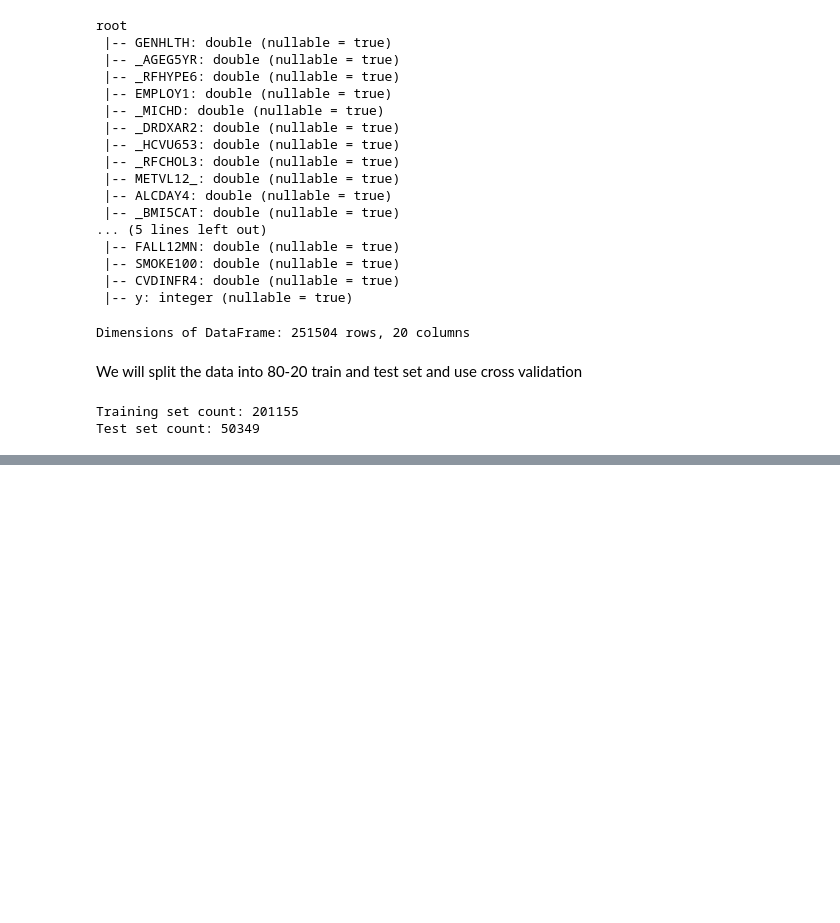
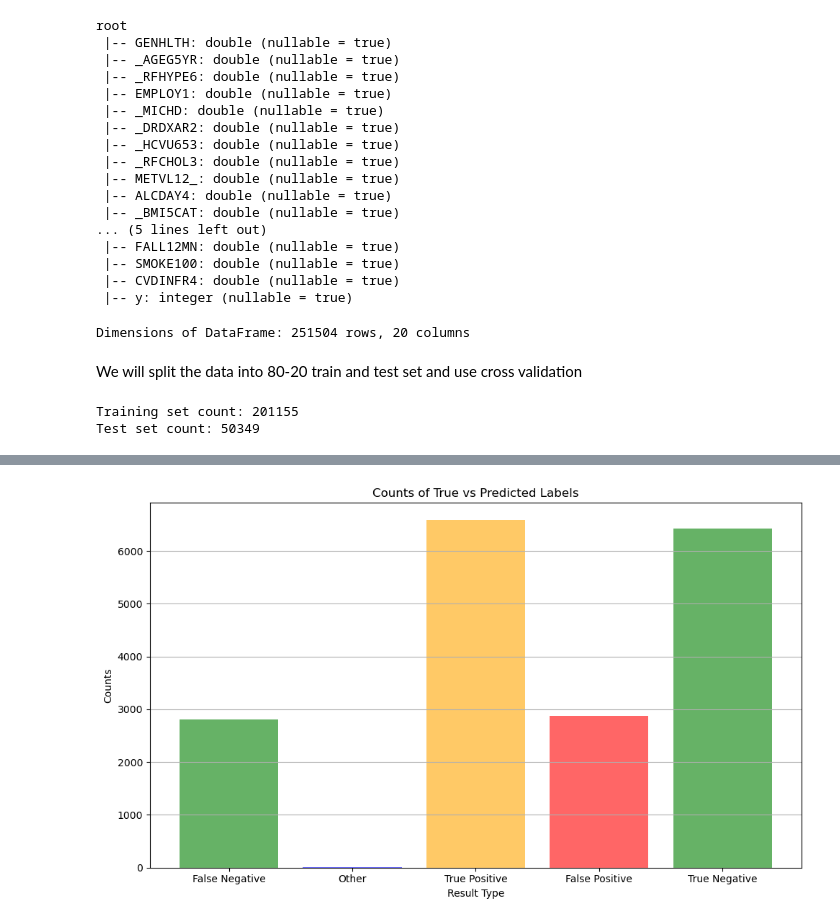
Before and after one commit to xyzL2/COMP4631, a Jupyter notebook: linear_regression.ipynb, the cells around one changed output, grey strips where cells are left out. Saved outputs shown, nothing was run; the diff lists cells and outputs as text; code cells hidden in the pictures; blank space fills up the shorter version.

```diff
--- a/linear_regression.ipynb
+++ b/linear_regression.ipynb
@@ -160,0 +277,5 @@ Best Elastic Net Parameter: 0.0
+# %%
+from pyspark.sql.functions import col
+
+df_y_1 = df.filter(col("y") == 1)
+df_y_0 = df.filter(col("y") == 0)
@@ -160,0 +323,6 @@ Best Elastic Net Parameter: 0.0
+# %%
+df_filled = df.fillna(0)
+train_df, test_df = new_df.randomSplit([0.8, 0.2], seed=1)
+# Show the counts of each split
+print(f"Training set count: {train_df.count()}")
+print(f"Test set count: {test_df.count()}")
@@ -160,0 +412,52 @@ Best Elastic Net Parameter: 0.0
+# %%
+from pyspark.sql.functions import round, when
+import matplotlib.pyplot as plt
+
+test_predictions = test_predictions.withColumn(
+    "pred_class", round(test_predictions["prediction"])
+)
+
+# Create a new column for classification results
+results_table = test_predictions.select("y", "pred_class")
+
+# Categorize results into True Positive, True Negative, False Positive, False Negative
+results_summary = results_table.groupBy(
+    when(
+        (results_table["y"] == 1) & (results_table["pred_class"] == 1), "True Positive"
+    )
+    .when(
+        (results_table["y"] == 0) & (results_table["pred_class"] == 0), "True Negative"
+    )
+    .when(
+        (results_table["y"] == 0) & (results_table["pred_class"] == 1), "False Positive"
+    )
+    .when(
+        (results_table["y"] == 1) & (results_table["pred_class"] == 0), "False Negative"
+    )
+    .otherwise("Other")
+    .alias("Result")
+).count()
+
+
+# Convert to Pandas DataFrame for better display and plotting
+summary_pd = results_summary.toPandas()
+
+# Plotting the counts as a bar plot
+plt.figure(figsize=(10, 6))
+plt.bar(
+    summary_pd["Result"],
+    summary_pd["count"],
+    color=["green", "blue", "orange", "red"],
+    alpha=0.6,
+)
+
+plt.title("Counts of True vs Predicted Labels")
+plt.xlabel("Result Type")
+plt.ylabel("Counts")
+plt.grid(axis="y")
+
+# Show the plot
+plt.tight_layout()
+plt.show()
+# %% [output]
+[figure, added]
```
Also changed, not shown: parts of 14 cells of this notebook.
